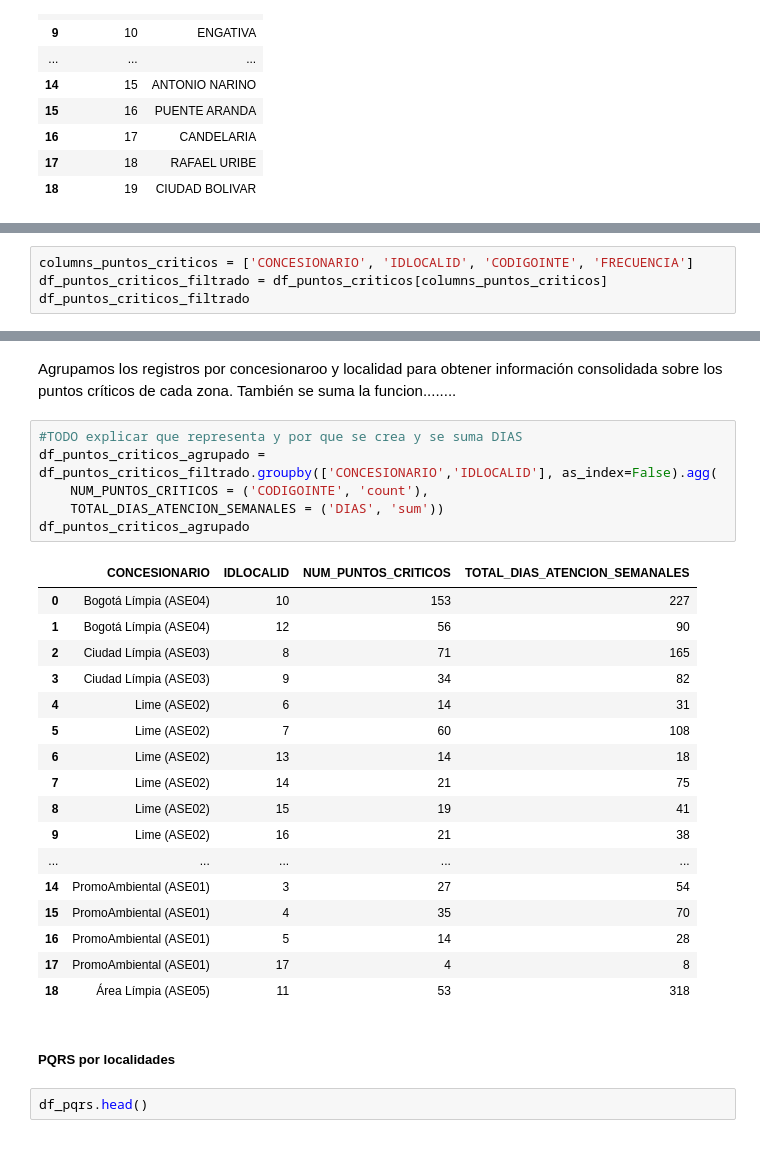
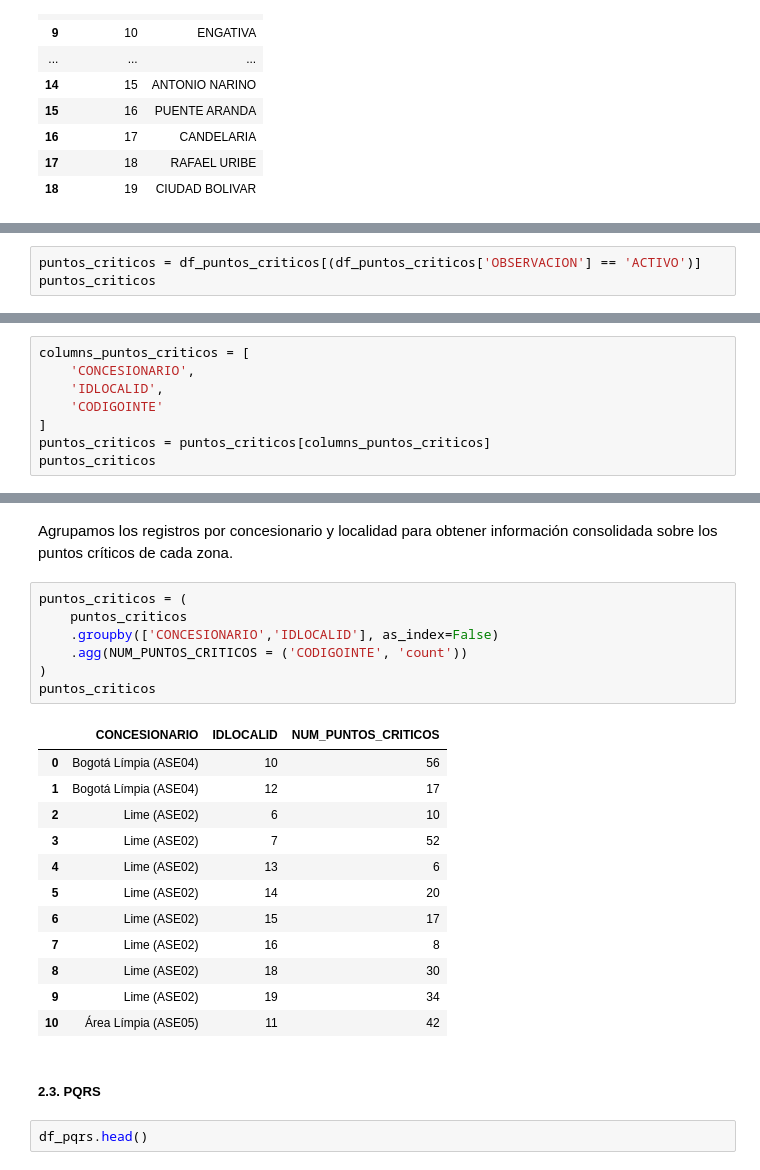
Before and after one commit to Ale92009/DATA1002_Proyecto2, a Jupyter notebook: notebooks/desarrollo.ipynb, the cells around one changed output, grey strips where cells are left out. Drawn from its saved outputs; the diff is of its cells as text.

```diff
--- a/notebooks/desarrollo.ipynb
+++ b/notebooks/desarrollo.ipynb
@@ -371,0 +355,3 @@ memory usage: 119.5 KB
+# %%
+puntos_criticos = df_puntos_criticos[(df_puntos_criticos['OBSERVACION'] == 'ACTIVO')]
+puntos_criticos
@@ -374,5 +374,9 @@ Se seleccionaran únicamente las variables necesarias para identificar el conces
 # %%
-columns_puntos_criticos = ['CONCESIONARIO', 'IDLOCALID', 'CODIGOINTE', 'FRECUENCIA']
-df_puntos_criticos_filtrado = df_puntos_criticos[columns_puntos_criticos]
-df_puntos_criticos_filtrado
+columns_puntos_criticos = [
+    'CONCESIONARIO',
+    'IDLOCALID',
+    'CODIGOINTE'
+]
+puntos_criticos = puntos_criticos[columns_puntos_criticos]
+puntos_criticos
 # %% [output]
@@ -469,32 +396,27 @@ df_puntos_criticos_filtrado[(df_puntos_criticos_filtrado['FRECUENCIA'] == 'Lunes
 # %% [markdown]
-Agrupamos los registros por concesionaroo y localidad para obtener información consolidada sobre los puntos críticos de cada zona.
-También se suma la funcion........
+Agrupamos los registros por concesionario y localidad para obtener información consolidada sobre los puntos críticos de cada zona.
 # %%
-#TODO explicar que representa y por que se crea y se suma DIAS
-df_puntos_criticos_agrupado = df_puntos_criticos_filtrado.groupby(['CONCESIONARIO','IDLOCALID'], as_index=False).agg(
-    NUM_PUNTOS_CRITICOS = ('CODIGOINTE', 'count'),
-    TOTAL_DIAS_ATENCION_SEMANALES = ('DIAS', 'sum'))
-df_puntos_criticos_agrupado
+puntos_criticos = (
+    puntos_criticos
+    .groupby(['CONCESIONARIO','IDLOCALID'], as_index=False)
+    .agg(NUM_PUNTOS_CRITICOS = ('CODIGOINTE', 'count'))
+)
+puntos_criticos
 # %% [output]
-|  | CONCESIONARIO | IDLOCALID | NUM_PUNTOS_CRITICOS | TOTAL_DIAS_ATENCION_SEMANALES |
-| 0 | Bogotá Límpia (ASE04) | 10 | 153 | 227 |
-| 1 | Bogotá Límpia (ASE04) | 12 | 56 | 90 |
-| 2 | Ciudad Límpia (ASE03) | 8 | 71 | 165 |
-| 3 | Ciudad Límpia (ASE03) | 9 | 34 | 82 |
-| 4 | Lime (ASE02) | 6 | 14 | 31 |
-| 5 | Lime (ASE02) | 7 | 60 | 108 |
-| 6 | Lime (ASE02) | 13 | 14 | 18 |
-| 7 | Lime (ASE02) | 14 | 21 | 75 |
-| 8 | Lime (ASE02) | 15 | 19 | 41 |
-| 9 | Lime (ASE02) | 16 | 21 | 38 |
-| ... | ... | ... | ... | ... |
-| 14 | PromoAmbiental (ASE01) | 3 | 27 | 54 |
-| 15 | PromoAmbiental (ASE01) | 4 | 35 | 70 |
-| 16 | PromoAmbiental (ASE01) | 5 | 14 | 28 |
-| 17 | PromoAmbiental (ASE01) | 17 | 4 | 8 |
-| 18 | Área Límpia (ASE05) | 11 | 53 | 318 |
+|  | CONCESIONARIO | IDLOCALID | NUM_PUNTOS_CRITICOS |
+| 0 | Bogotá Límpia (ASE04) | 10 | 56 |
+| 1 | Bogotá Límpia (ASE04) | 12 | 17 |
+| 2 | Lime (ASE02) | 6 | 10 |
+| 3 | Lime (ASE02) | 7 | 52 |
+| 4 | Lime (ASE02) | 13 | 6 |
+| 5 | Lime (ASE02) | 14 | 20 |
+| 6 | Lime (ASE02) | 15 | 17 |
+| 7 | Lime (ASE02) | 16 | 8 |
+| 8 | Lime (ASE02) | 18 | 30 |
+| 9 | Lime (ASE02) | 19 | 34 |
+| 10 | Área Límpia (ASE05) | 11 | 42 |
 # %% [markdown]
-##### PQRS por localidades
+##### **2.3. PQRS**
 # %%
 df_pqrs.head()
 # %% [output]
```
Also changed, not shown: parts of 55 cells of this notebook, 7 other files.
